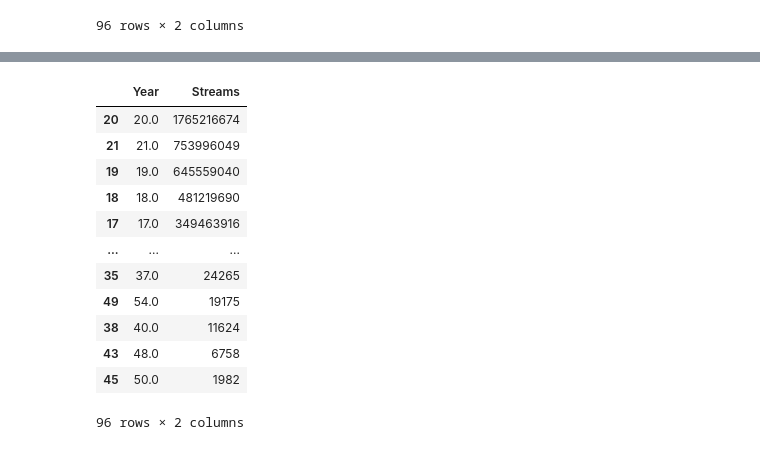
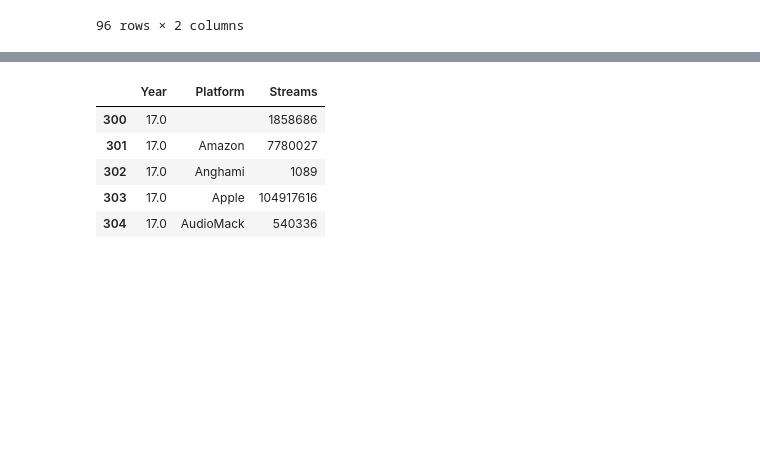
Before and after one commit to NSS-Data-Analytics-Cohort-6/mlc-project-count-dracula, a Jupyter notebook: notebooks/nathan.ipynb, the cells around one changed output, grey strips where cells are left out. Saved outputs shown, nothing was run; the diff lists cells and outputs as text; code cells hidden in the pictures; blank space fills up the shorter version.

```diff
--- a/notebooks/nathan.ipynb
+++ b/notebooks/nathan.ipynb
@@ -158,21 +155,11 @@ Year.sort_values(by='Streams', ascending=False)
-# %%
-year_streams.sort_values(
-    by="Streams",
-    ascending=False
-)
-# %% [output]
-|  | Year | Streams |
-| 20 | 20.0 | 1765216674 |
-| 21 | 21.0 | 753996049 |
-| 19 | 19.0 | 645559040 |
-| 18 | 18.0 | 481219690 |
-| 17 | 17.0 | 349463916 |
-| ... | ... | ... |
-| 35 | 37.0 | 24265 |
-| 49 | 54.0 | 19175 |
-| 38 | 40.0 | 11624 |
-| 43 | 48.0 | 6758 |
-| 45 | 50.0 | 1982 |
-96 rows × 2 columns
+# %%
+Year.head()
+# %% [output]
+|  | Year | Platform | Streams |
+| 300 | 17.0 |  | 1858686 |
+| 301 | 17.0 | Amazon | 7780027 |
+| 302 | 17.0 | Anghami | 1089 |
+| 303 | 17.0 | Apple | 104917616 |
+| 304 | 17.0 | AudioMack | 540336 |
 # %%
 plt.subplots(figsize=(10,8))
```
Also changed, not shown: parts of 3 cells of this notebook.
